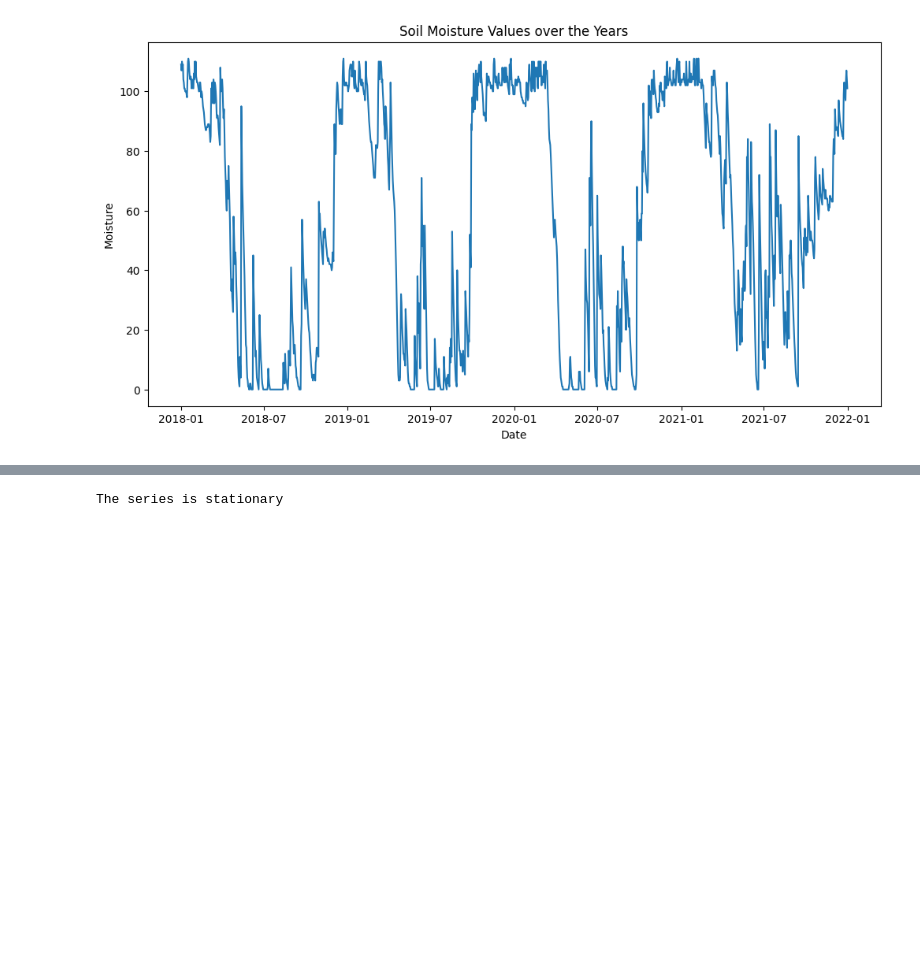
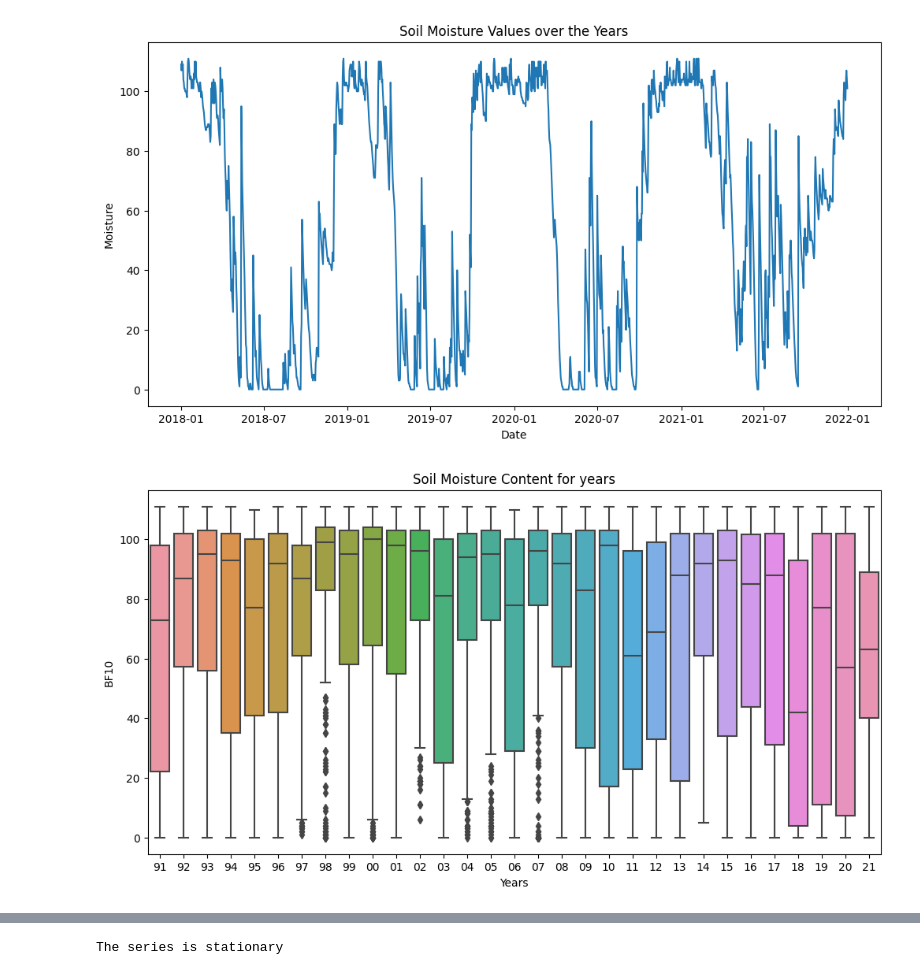
Before and after one commit to RompfRobert/Machine_Learning_and_Deep_Learning, a Jupyter notebook: Capstone-Project/test2.ipynb, the cells around one changed output, grey strips where cells are left out. Cells and saved outputs as stored; diff of their text form; code cells hidden in the pictures; blank space fills up the shorter version.

```diff
--- a/Capstone-Project/test2.ipynb
+++ b/Capstone-Project/test2.ipynb
@@ -137,3 +216,11 @@ plt.plot(df2['BF10']['2018':])
 # %% [output]
 [<matplotlib.lines.Line2D at 0x...>]
 [figure]
+# %%
+fig, ax = plt.subplots(figsize=(12,6))
+sns.boxplot(x=df2.index.strftime("%y"), y=df2["BF10"])
+plt.title("Soil Moisture Content for years")
+plt.xlabel("Years")
+plt.show()
+# %% [output]
+[figure, added]
```
Also changed, not shown: parts of 26 cells of this notebook.
